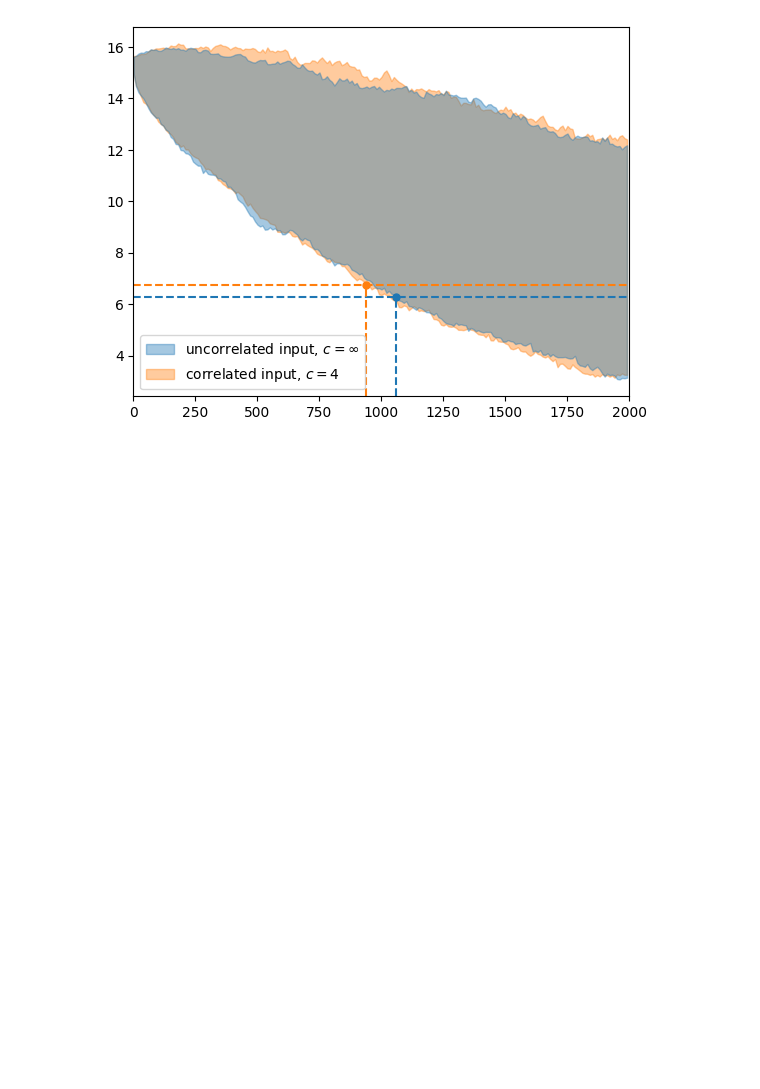
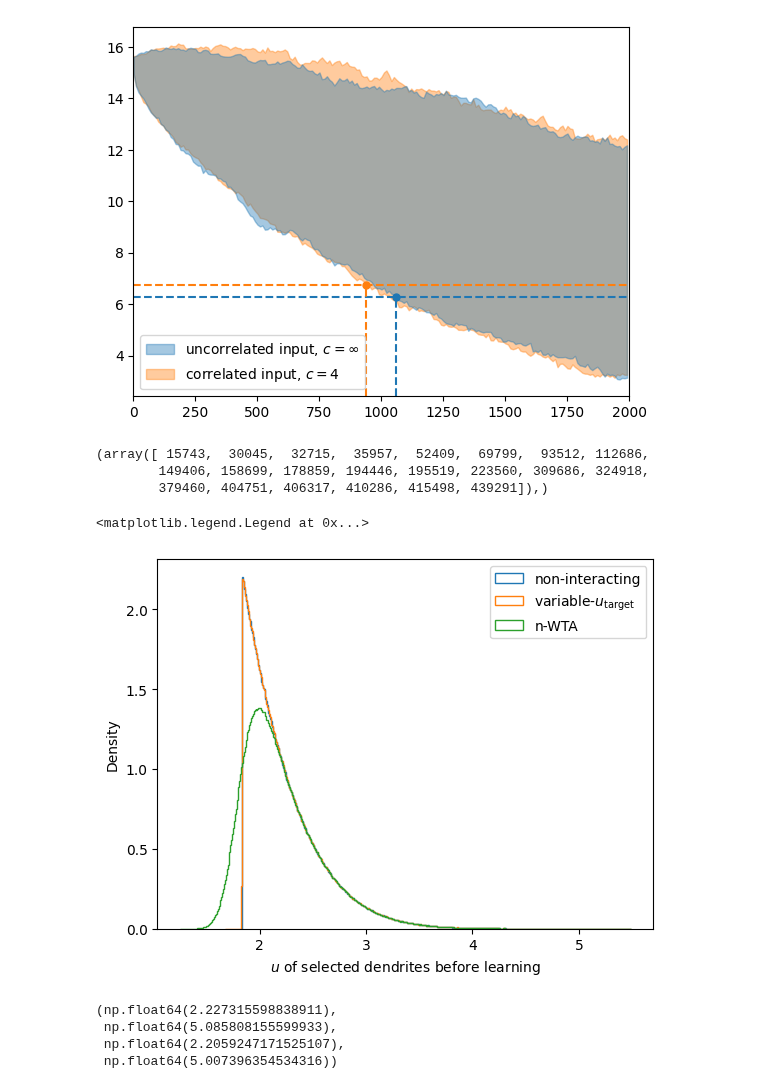
Before and after one commit to Cai-Fangxu/dendrite_familiarity_detection, a Jupyter notebook: plot_notebooks/response_age.ipynb, the cells around one changed output. Cells and saved outputs as stored; diff of their text form; code cells hidden in the pictures; blank space fills up the shorter version.

```diff
--- a/plot_notebooks/response_age.ipynb
+++ b/plot_notebooks/response_age.ipynb
@@ -209,3 +165,55 @@ plt.savefig
 # %% [output]
 <function matplotlib.pyplot.savefig(*args, **kwargs) -> 'None'>
 [figure]
+# %%
+import scipy
+b = 2.55
+bk =  4.0
+n = 10
+nd=300
+n_samples = 500000
+bla = np.sqrt(2)*scipy.special.erfcinv(2*n/nd)
+xs = np.random.normal(0, 1, (nd, n_samples))
+mask1 = xs > bla
+indices1 = np.nonzero(mask1)
+xs1 = xs[indices1]
+xs2 = np.sort(xs, axis=0)
+xs2 = xs2[-n:, :]
+xs2 = xs2.flatten()
+# %%
+indices1 = np.nonzero(mask1)
+xs1 = xs[indices1]
+
+xs_sorted = np.sort(xs, axis=0)
+xs_sorted = xs_sorted[-n:, :]
+
+all_below_threshold = np.sum(mask1, axis=0) < 1 # (n_samples, )
+indices2 = np.nonzero(all_below_threshold)
+xs2_rank1 = xs_sorted[-1, indices2].flatten()
+xs2 = np.concatenate([xs1, xs2_rank1], axis=0)
+
+xs3 = xs_sorted.flatten()
+# %%
+indices2 = np.nonzero(all_below_threshold)
+indices2
+# %% [output]
+(array([ 15743,  30045,  32715,  35957,  52409,  69799,  93512, 112686,
+        149406, 158699, 178859, 194446, 195519, 223560, 309686, 324918,
+        379460, 404751, 406317, 410286, 415498, 439291]),)
+# %%
+plt.hist(xs1, bins=500, density=True, histtype='step', label='non-interacting', color='C0')
+plt.hist(xs2, bins=500, density=True, histtype='step', label=r'variable-$u_{\text{target}}$', color='C1')
+plt.hist(xs3, bins=500, density=True, histtype='step', label='n-WTA', color='C2')
+plt.xlabel('$u$ of selected dendrites before learning')
+plt.ylabel('Density')
+plt.legend()
+# %% [output]
+<matplotlib.legend.Legend at 0x...>
+[figure, added]
+# %%
+np.mean(xs1), np.mean(xs1**2), np.mean(xs2), np.mean(xs2**2)
+# %% [output]
+(np.float64(2.227315598838911),
+ np.float64(5.085808155599933),
+ np.float64(2.2059247171525107),
+ np.float64(5.007396354534316))
```
Also changed, not shown: parts of 16 cells of this notebook, 16 other files.
